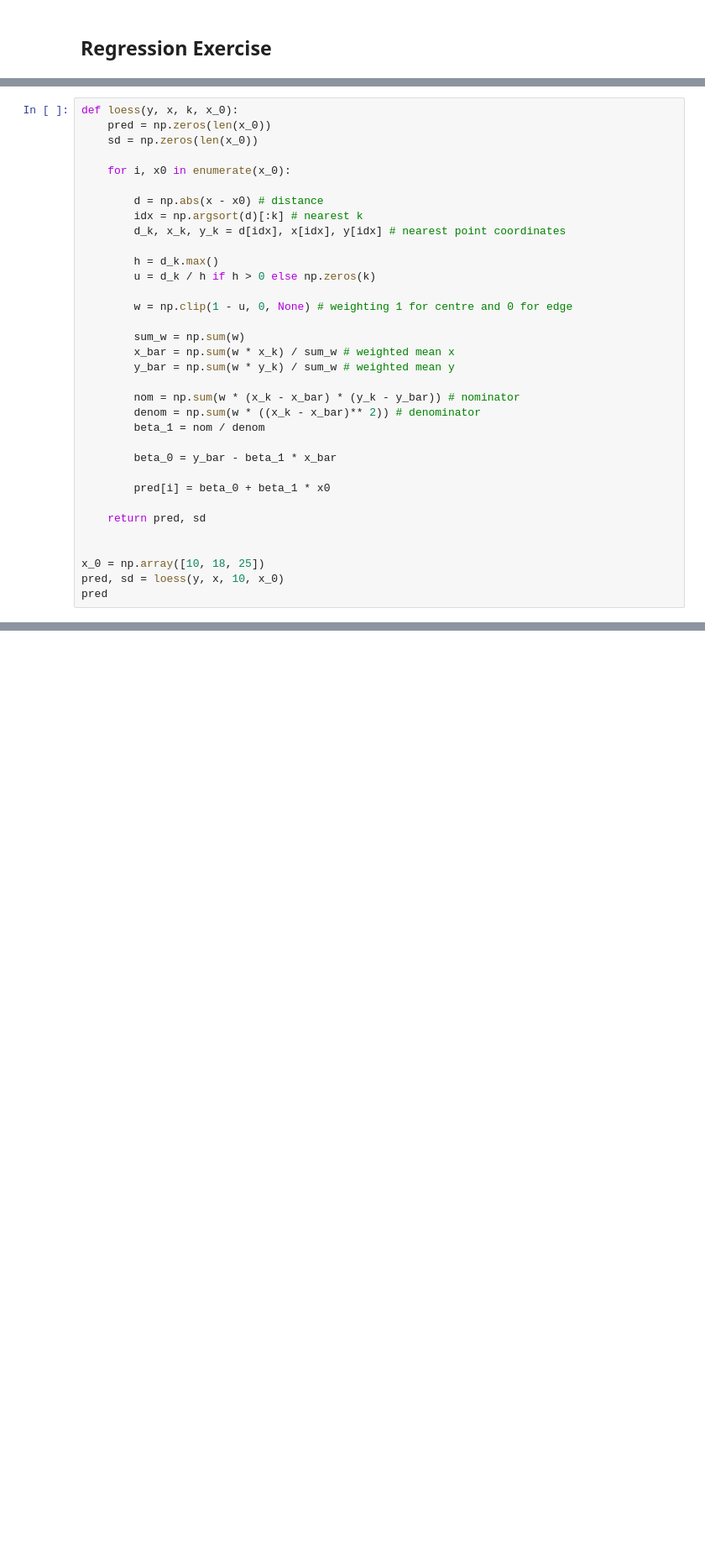
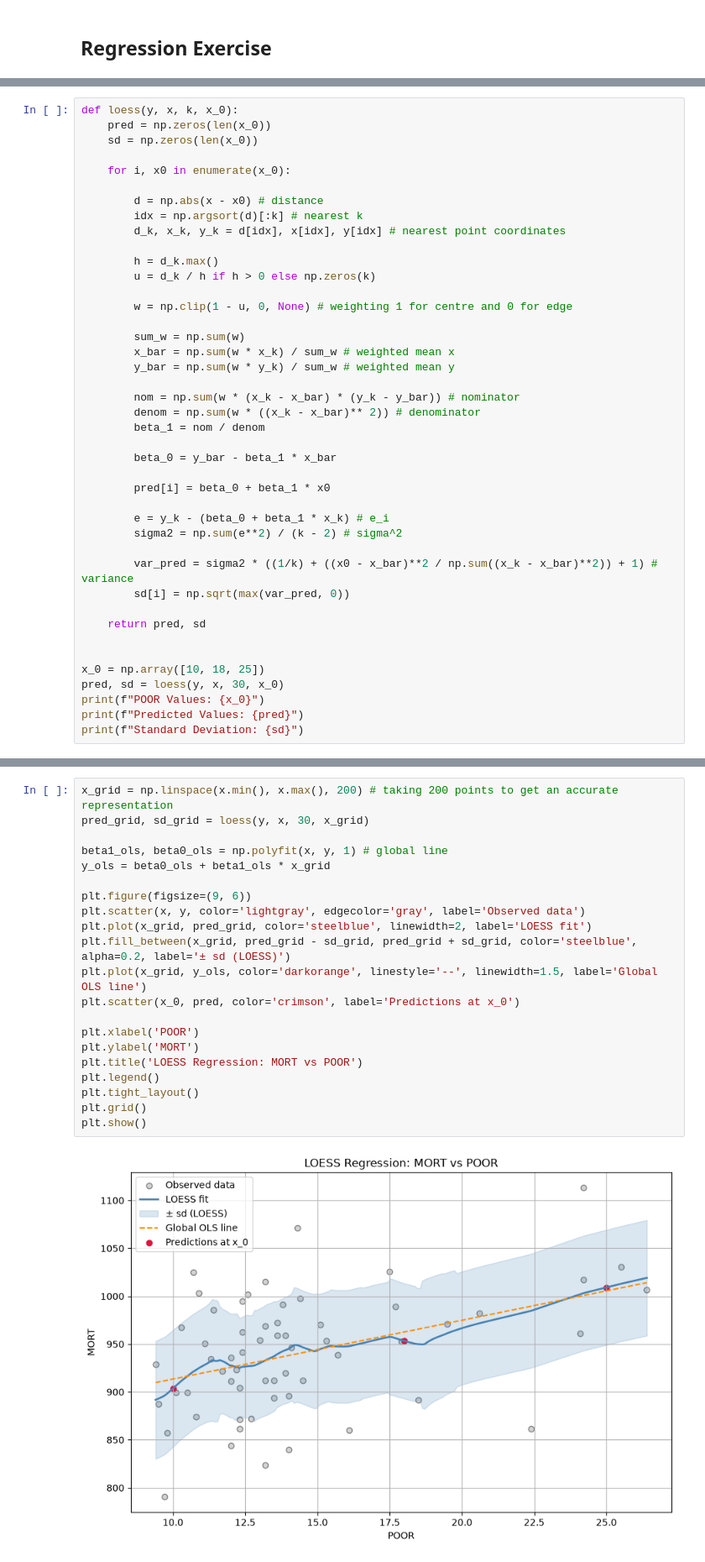
Before and after one commit to benbezz02/bern02_exercises, a Jupyter notebook: regression.ipynb, the cells around one changed output, grey strips where cells are left out. Shown at 84% size. Saved outputs shown, nothing was run; the diff lists cells and outputs as text; blank space fills up the shorter version.

Commit message:
Added std and plot

```diff
--- a/regression.ipynb
+++ b/regression.ipynb
@@ -67,10 +60,18 @@ def loess(y, x, k, x_0):
 
         pred[i] = beta_0 + beta_1 * x0
 
+        e = y_k - (beta_0 + beta_1 * x_k) # e_i
+        sigma2 = np.sum(e**2) / (k - 2) # sigma^2
+
+        var_pred = sigma2 * ((1/k) + ((x0 - x_bar)**2 / np.sum((x_k - x_bar)**2)) + 1) # variance
+        sd[i] = np.sqrt(max(var_pred, 0))
+
     return pred, sd
 
 
 x_0 = np.array([10, 18, 25])
-pred, sd = loess(y, x, 10, x_0)
-pred
+pred, sd = loess(y, x, 30, x_0)
+print(f"POOR Values: {x_0}")
+print(f"Predicted Values: {pred}")
+print(f"Standard Deviation: {sd}")
 # %% [output]
@@ -77,0 +81,23 @@ array([ 893.28088224,  957.59668824, 1016.91718426])
+# %%
+x_grid = np.linspace(x.min(), x.max(), 200) # taking 200 points to get an accurate representation
+pred_grid, sd_grid = loess(y, x, 30, x_grid)
+
+beta1_ols, beta0_ols = np.polyfit(x, y, 1) # global line
+y_ols = beta0_ols + beta1_ols * x_grid
+
+plt.figure(figsize=(9, 6))
+plt.scatter(x, y, color='lightgray', edgecolor='gray', label='Observed data')
+plt.plot(x_grid, pred_grid, color='steelblue', linewidth=2, label='LOESS fit')
+plt.fill_between(x_grid, pred_grid - sd_grid, pred_grid + sd_grid, color='steelblue', alpha=0.2, label='± sd (LOESS)')
+plt.plot(x_grid, y_ols, color='darkorange', linestyle='--', linewidth=1.5, label='Global OLS line')
+plt.scatter(x_0, pred, color='crimson', label='Predictions at x_0')
+
+plt.xlabel('POOR')
+plt.ylabel('MORT')
+plt.title('LOESS Regression: MORT vs POOR')
+plt.legend()
+plt.tight_layout()
+plt.grid()
+plt.show()
+# %% [output]
+[figure, added]
```
Also changed, not shown: parts of 3 cells of this notebook.
